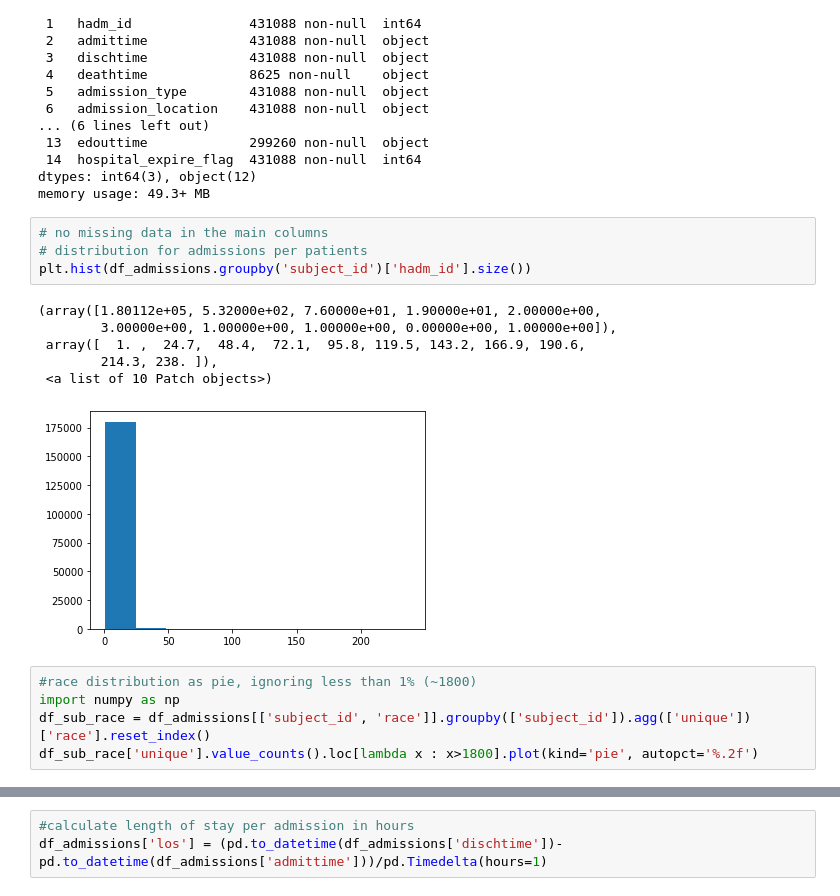
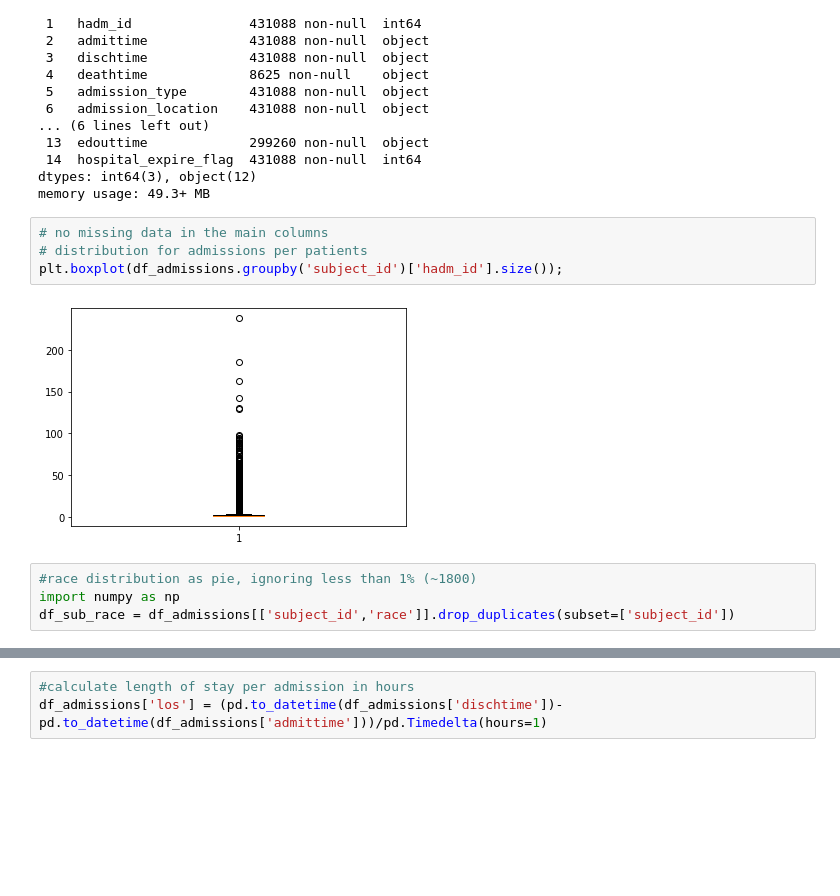
Before and after one commit to iupui-soic/pybootcamp, a Jupyter notebook: saptarshi_day5.ipynb, the cells around one changed output, grey strips where cells are left out. Drawn from its saved outputs; the diff is of its cells as text; blank space fills up the shorter version.

Commit message:
merging patients and admissions

```diff
--- a/saptarshi_day5.ipynb
+++ b/saptarshi_day5.ipynb
@@ -88,16 +88,10 @@ memory usage: 49.3+ MB
 # %%
 # no missing data in the main columns
 # distribution for admissions per patients
-plt.hist(df_admissions.groupby('subject_id')['hadm_id'].size())
+plt.boxplot(df_admissions.groupby('subject_id')['hadm_id'].size());
 # %% [output]
-(array([1.80112e+05, 5.32000e+02, 7.60000e+01, 1.90000e+01, 2.00000e+00,
-        3.00000e+00, 1.00000e+00, 1.00000e+00, 0.00000e+00, 1.00000e+00]),
- array([  1. ,  24.7,  48.4,  72.1,  95.8, 119.5, 143.2, 166.9, 190.6,
-        214.3, 238. ]),
- <a list of 10 Patch objects>)
-[figure, old version]
+[figure, new version]
 # %%
 #race distribution as pie, ignoring less than 1% (~1800)
 import numpy as np
-df_sub_race = df_admissions[['subject_id', 'race']].groupby(['subject_id']).agg(['unique'])['race'].reset_index()
-df_sub_race['unique'].value_counts().loc[lambda x : x>1800].plot(kind='pie', autopct='%.2f')
+df_sub_race = df_admissions[['subject_id','race']].drop_duplicates(subset=['subject_id'])
```
Also changed, not shown: parts of 4 cells of this notebook.
